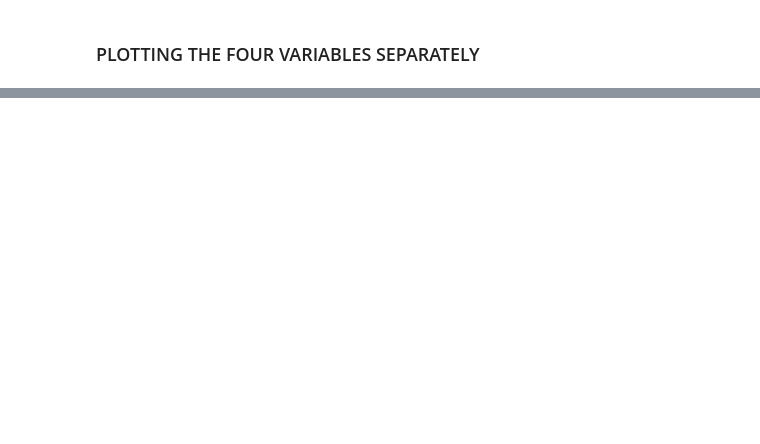
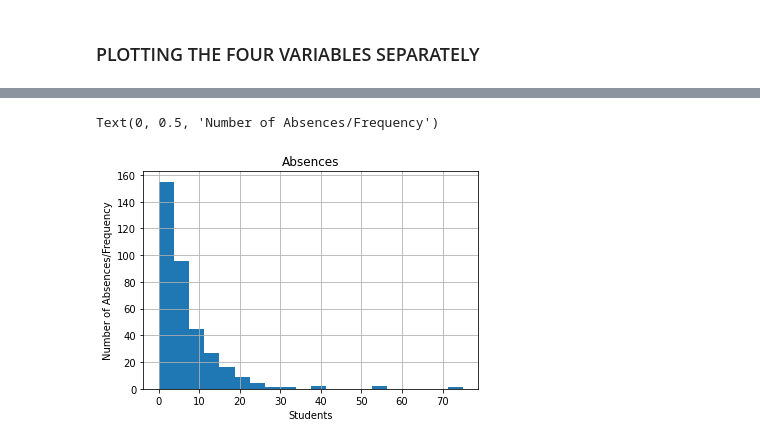
Before and after one commit to mobm65/Educational-Attainment---PDA-Project, a Jupyter notebook: PDA Project.ipynb, the cells around one changed output, grey strips where cells are left out. Saved outputs shown, nothing was run; the diff lists cells and outputs as text; code cells hidden in the pictures; blank space fills up the shorter version.

```diff
--- a/PDA Project.ipynb
+++ b/PDA Project.ipynb
@@ -277,14 +446,17 @@ plt.ylabel("Number of Fathers/Frequency")
 # %%
 # Creating a histogram to illustrate absenteeism in the simulated student group.
 from pandas import DataFrame
 import matplotlib.pyplot as plt
 import numpy as np
 absences = dfgrade.iloc[:,[3]]
 #print(absences)
-plt.hist = absences.hist(bins = 20)
+absences.hist(bins = 20)
 plt.title("Absences")
 plt.xlabel("Students")
 plt.ylabel("Number of Absences/Frequency")
+# %% [output]
+Text(0, 0.5, 'Number of Absences/Frequency')
+[figure, added]
 # %%
 # Creating a histogram to illustrate final year grades (G3).
 from pandas import DataFrame
```
Also changed, not shown: parts of 52 cells of this notebook.
